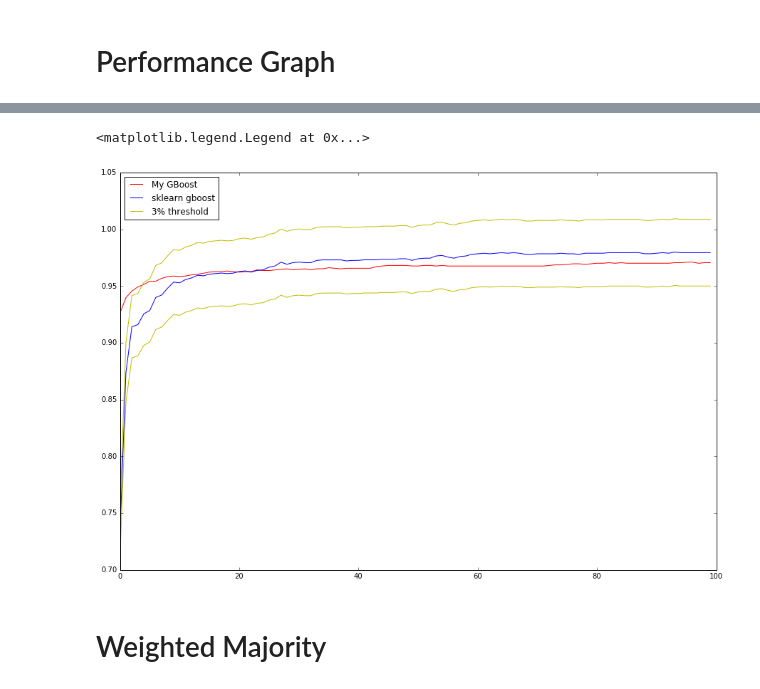
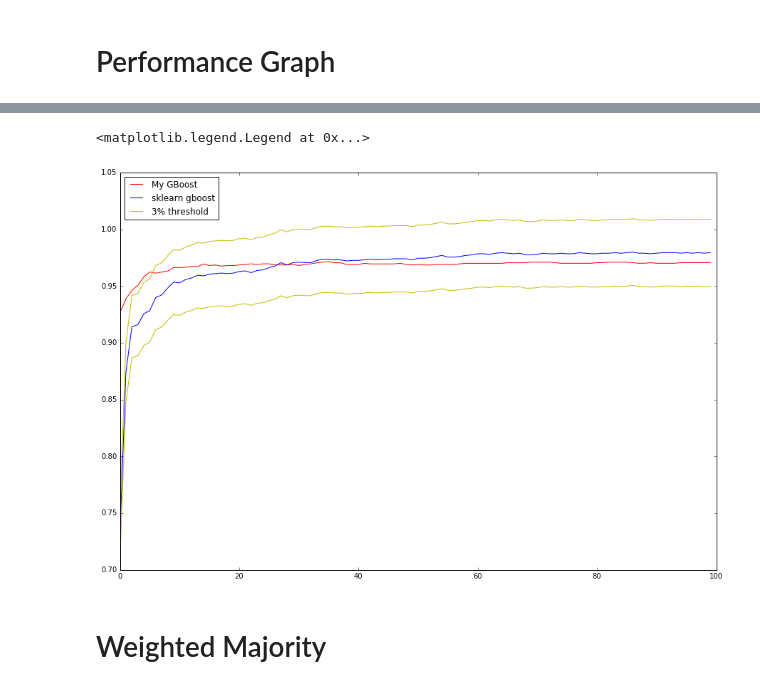
Before and after one commit to KopBob/technosphere, a Jupyter notebook: ml2/hw1.ipynb, the cells around one changed output, grey strips where cells are left out. Cells and saved outputs as stored; diff of their text form; code cells hidden in the pictures.

```diff
--- a/ml2/hw1.ipynb
+++ b/ml2/hw1.ipynb
@@ -78,17 +87,17 @@ gboost_scores, sklearn_scores = draw_graph_hw1(x_train, x_test, y_train, y_test,
 # %%
-scores = np.load('./hw1_files/scores100_f1.dat.npz')
+all_scores = np.load('./hw1_files/scores100_main.dat.npz')
 # %%
 gboost_fig = plt.figure(figsize=(15, 10))
 
-plt.plot(range(len(scores["gboost_scores"])), (scores["gboost_scores"]), c="r", label='My GBoost')
-plt.plot(range(len(scores["sklearn_scores"])), (scores["sklearn_scores"]), c="b", label='sklearn gboost')
-plt.plot(range(len(scores["sklearn_scores"])), (scores["sklearn_scores"])*1.03, c="y", label='3% threshold')
-plt.plot(range(len(scores["sklearn_scores"])), (scores["sklearn_scores"])*0.97, c="y")
+plt.plot(range(len(all_scores["gboost_scores"])), (all_scores["gboost_scores"]), c="r", label='My GBoost')
+plt.plot(range(len(all_scores["sklearn_scores"])), (all_scores["sklearn_scores"]), c="b", label='sklearn gboost')
+plt.plot(range(len(all_scores["sklearn_scores"])), (all_scores["sklearn_scores"])*1.03, c="y", label='3% threshold')
+plt.plot(range(len(all_scores["sklearn_scores"])), (all_scores["sklearn_scores"])*0.97, c="y")
 
 plt.legend(loc='upper left')
 # %% [output]
 <matplotlib.legend.Legend at 0x...>
-[figure, old version]
+[figure, new version]
 # %%
 gboost_fig.savefig("gboost_score.png")
 # %% [markdown]
```
Also changed, not shown: parts of 38 cells of this notebook, 11 other files.
